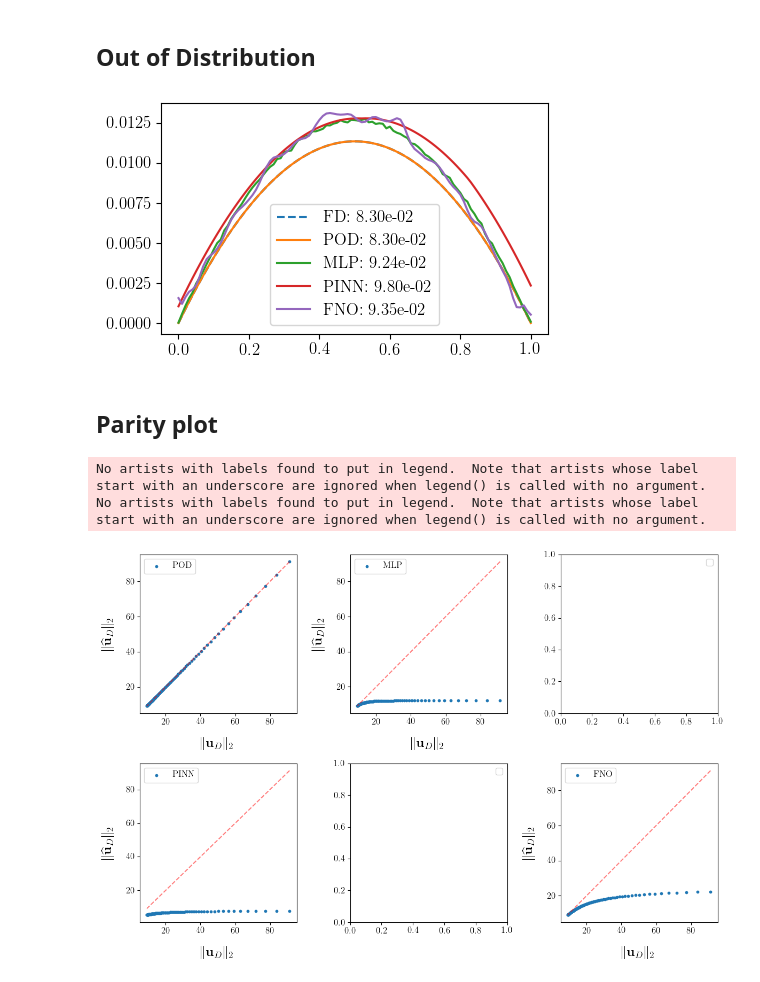
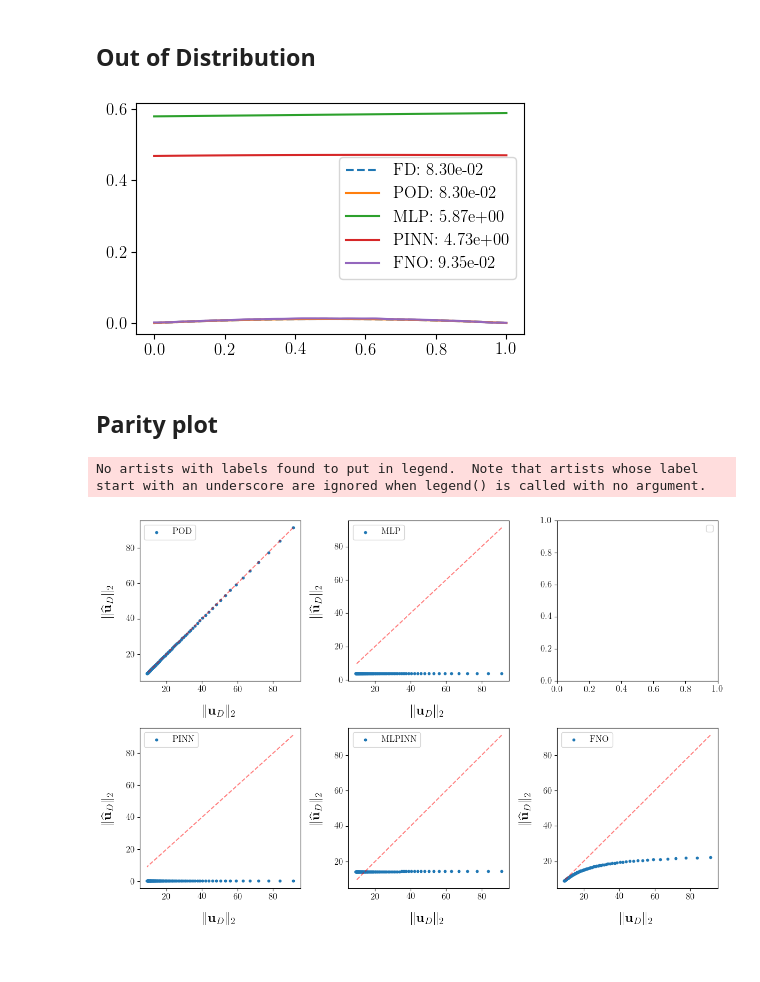
Before and after one commit to lechevaa/CEMRACS_SciML, a Jupyter notebook: notebooks/PoissonEquation/Poisson_step_1.ipynb, the cells around one changed output. Cells and saved outputs as stored; diff of their text form; code cells hidden in the pictures.

```diff
--- a/notebooks/PoissonEquation/Poisson_step_1.ipynb
+++ b/notebooks/PoissonEquation/Poisson_step_1.ipynb
@@ -162,10 +178,10 @@ POD fitted
 # %%
-# for method in all_methods:
-#     # if method in ['MLP', 'PINN', 'DEEPONET', 'FNO', 'MLPINN']:
-#     if method in ['DEEPONET']:
-#         torch.save({'model_state_dict': all_methods[method].state_dict,
-#                     'loss_dict': all_methods[method].loss_dict(),
-#                     }, f'optuna/step_1/{method}.pt')
+for method in all_methods:
+    # if method in ['MLP', 'PINN', 'DEEPONET', 'FNO', 'MLPINN']:
+    if method in ['PINN', 'MLPINN', 'MLP']:
+        torch.save({'model_state_dict': all_methods[method].state_dict,
+                    'loss_dict': all_methods[method].loss_dict(),
+                    }, f'optuna/step_1/{method}.pt')
 
 # torch.save(all_methods['MLP'].state_dict(), 'optuna/step_1/MLP.pt')
 # torch.save(all_methods['DEEPONET'].state_dict(), 'optuna/step_1/DONUT.pt')
@@ -177,8 +193,9 @@ POD fitted
 fig, axs = plt.subplots(2, 3, figsize=(12, 8))
 
 for i, (ax, method) in enumerate(zip(axs.flatten(), all_methods)):
-    all_methods[method].plot(ax)
-    ax.title.set_text(method)
+    if method not in ['DEEPONET']:
+        all_methods[method].plot(ax)
+        ax.title.set_text(method)
 
 fig.tight_layout()
 plt.show()
@@ -190,11 +207,11 @@ plt.show()
 new_D = 10
 solver.change_D(new_D=new_D)
 U_FD = solver.solve()
-U_MLP = all_methods['MLP'].apply_method(new_D).detach().numpy()
+U_MLP = all_methods['MLP'].apply_method([new_D])
 U_POD = all_methods['POD'].apply_method(new_D)
-U_DONUT = all_methods['DEEPONET'].apply_method(new_D)
-U_PINN = all_methods['PINN'].apply_method(new_D)
-U_MLPINN = all_methods['MLPINN'].apply_method(new_D)
+# U_DONUT = all_methods['DEEPONET'].apply_method(new_D)
+U_PINN = all_methods['PINN'].apply_method([new_D])
+U_MLPINN = all_methods['MLPINN'].apply_method([new_D])
 U_FNO = all_methods['FNO'].apply_method([new_D]).flatten().detach().numpy()
 
 plt.plot(solver.x, U_POD, label=f'POD: {np.linalg.norm(U_POD, 2):.2e}')
@@ -203,7 +220,7 @@ plt.plot(solver.x, U_MLP, label=f'MLP: {np.linalg.norm(U_MLP, 2):.2e}')
 plt.plot(solver.x, U_FNO, label=f'FNO: {np.linalg.norm(U_FNO, 2):.2e}')
 # plt.plot(solver.x, U_DONUT, label=f'DEEPONET: {np.linalg.norm(U_DONUT, 2):.2e}')
 plt.plot(solver.x, U_PINN, label=f'PINN: {np.linalg.norm(U_PINN, 2):.2f}')
-# plt.plot(solver.x, U_MLPINN, label=f'MLPINN: {np.linalg.norm(U_MLPINN, 2):.2f}')
+plt.plot(solver.x, U_MLPINN, label=f'MLPINN: {np.linalg.norm(U_MLPINN, 2):.2f}')
 plt.legend()
 plt.show()
 # %% [output]
@@ -232,11 +248,11 @@ No artists with labels found to put in legend.  Note that artists whose label st
 new_D = 11.
 solver.change_D(new_D=new_D)
 U_FD = solver.solve()
-U_MLP = all_methods['MLP'].apply_method(new_D).detach().numpy()
+U_MLP = all_methods['MLP'].apply_method([new_D])
 U_POD = all_methods['POD'].apply_method(new_D)
-U_DONUT = all_methods['DEEPONET'].apply_method(new_D)
-U_PINN = all_methods['PINN'].apply_method(new_D)
-U_MLPINN = all_methods['MLPINN'].apply_method(new_D)
+# U_DONUT = all_methods['DEEPONET'].apply_method(new_D)
+U_PINN = all_methods['PINN'].apply_method([new_D])
+U_MLPINN = all_methods['MLPINN'].apply_method([new_D])
 U_FNO = all_methods['FNO'].apply_method([new_D]).flatten().detach().numpy()
 
 
@@ -250,7 +266,7 @@ plt.plot(solver.x, U_FNO, label=f'FNO: {np.linalg.norm(U_FNO, 2):.2e}')
 plt.legend()
 plt.show()
 # %% [output]
-[figure, old version]
+[figure, new version]
 # %% [markdown]
 ## Parity plot
 # %%
@@ -274,17 +290,16 @@ OOD_DX = torch.cat([OOD_D_repeated, OOD_X], axis=1)
 # %%
 fig, axs = plt.subplots(2, 3, figsize=(12, 8))
 
 all_methods['POD'].parity_plot(U=U_OOD_FD, D=OOD_D, ax=axs[0][0], label='POD')
 all_methods['MLP'].parity_plot(U=U_OOD_FD, D=OOD_D, ax=axs[0][1], label='MLP')
 # all_methods['DEEPONET'].parity_plot(U=U_OOD_FD.flatten(), D=OOD_DX, ax=axs[0][2], label='DEEPONET')
 all_methods['PINN'].parity_plot(U=U_OOD_FD, D=OOD_DX, ax=axs[1][0], label='PINN')
-# all_methods['MLPINN'].parity_plot(U=U_OOD_FD, D=OOD_DX, ax=axs[1][1], label='MLPINN')
+all_methods['MLPINN'].parity_plot(U=U_OOD_FD, D=OOD_DX, ax=axs[1][1], label='MLPINN')
 all_methods['FNO'].parity_plot(U=U_OOD_FD, D=OOD_D, ax=axs[1][2], label='FNO')
 for ax in axs.flatten():
     ax.legend()
 plt.tight_layout()
 plt.show()
 # %% [output]
 No artists with labels found to put in legend.  Note that artists whose label start with an underscore are ignored when legend() is called with no argument.
-No artists with labels found to put in legend.  Note that artists whose label start with an underscore are ignored when legend() is called with no argument.
-[figure, old version]
+[figure, new version]
```
Also changed, not shown: parts of 7 cells of this notebook, 4 other files.
